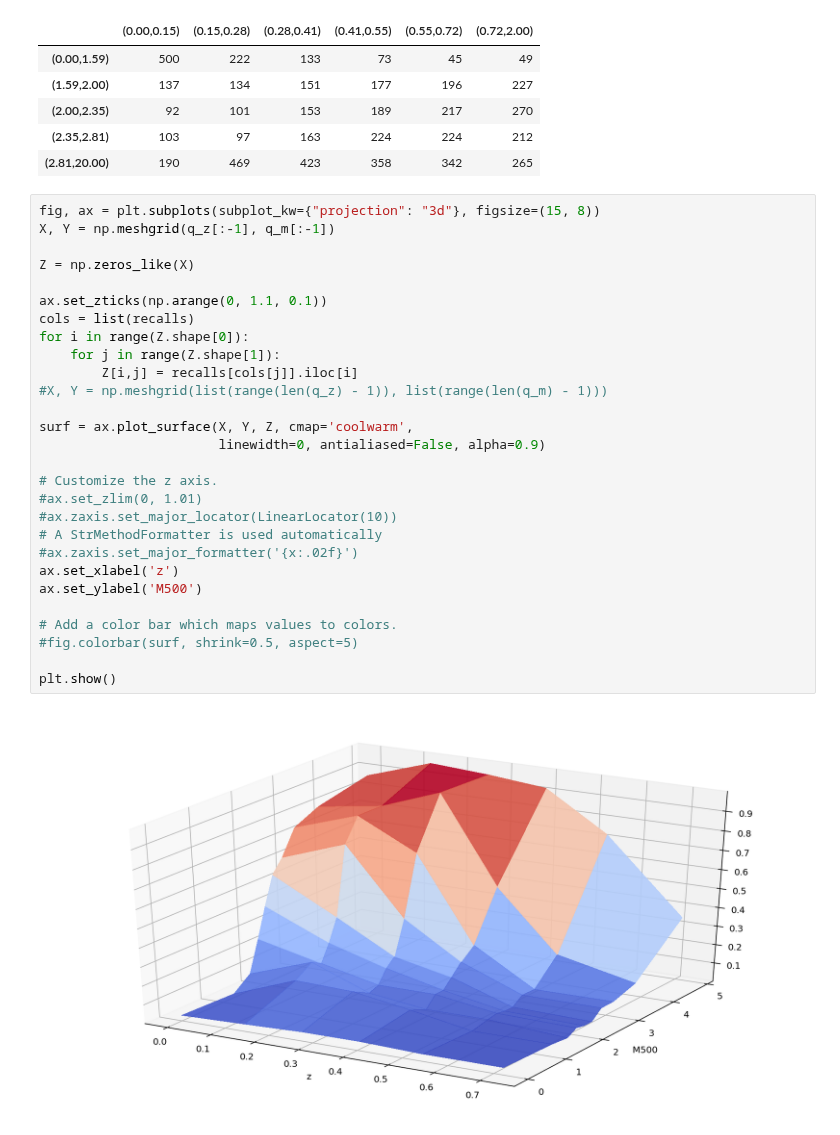
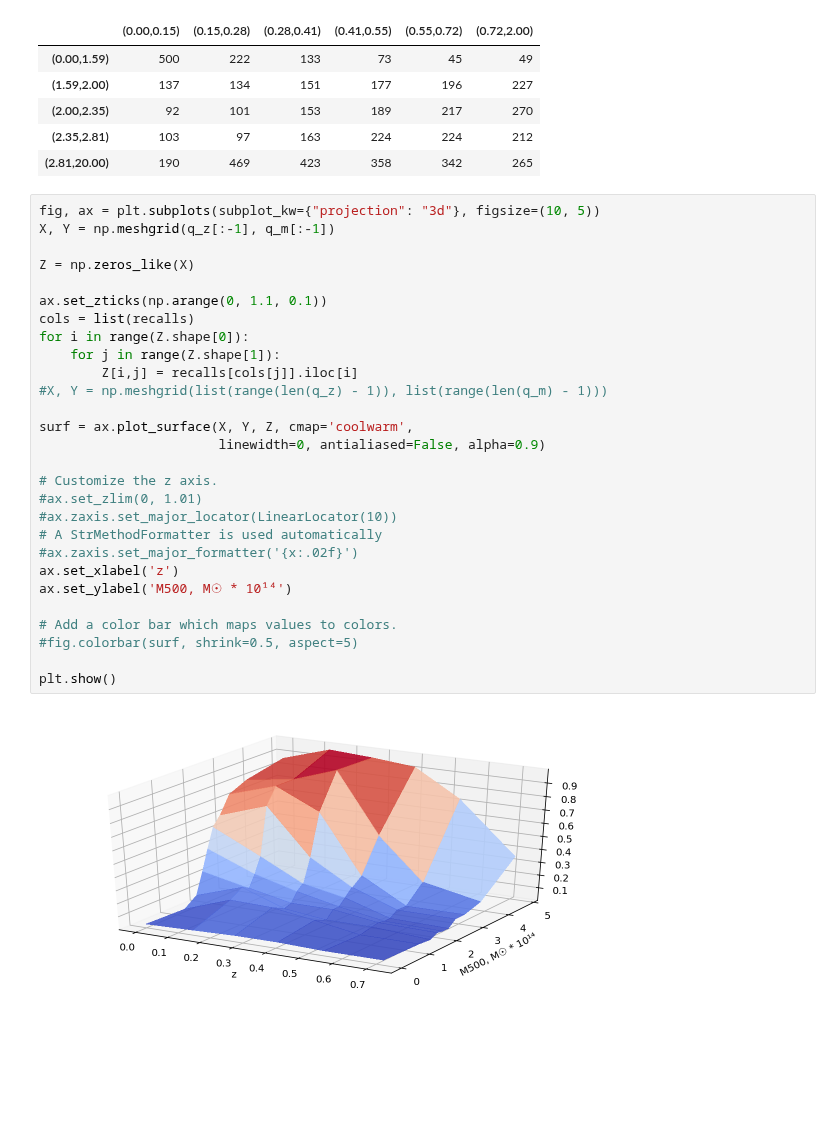
Before and after one commit to rt2122/data-segmentation-2, a Jupyter notebook: visualizations/M500_z_6x5.ipynb, the cells around one changed output. Drawn from its saved outputs; the diff is of its cells as text; blank space fills up the shorter version.

```diff
--- a/visualizations/M500_z_6x5.ipynb
+++ b/visualizations/M500_z_6x5.ipynb
@@ -194,32 +194,32 @@ nums
 | (2.35,2.81) | 103 | 97 | 163 | 224 | 224 | 212 |
 | (2.81,20.00) | 190 | 469 | 423 | 358 | 342 | 265 |
 # %%
-fig, ax = plt.subplots(subplot_kw={"projection": "3d"}, figsize=(15, 8))
+fig, ax = plt.subplots(subplot_kw={"projection": "3d"}, figsize=(10, 5))
 X, Y = np.meshgrid(q_z[:-1], q_m[:-1])
 
 Z = np.zeros_like(X)
 
 ax.set_zticks(np.arange(0, 1.1, 0.1))
 cols = list(recalls)
 for i in range(Z.shape[0]):
     for j in range(Z.shape[1]):
         Z[i,j] = recalls[cols[j]].iloc[i]
 #X, Y = np.meshgrid(list(range(len(q_z) - 1)), list(range(len(q_m) - 1)))
 
 surf = ax.plot_surface(X, Y, Z, cmap='coolwarm',
                        linewidth=0, antialiased=False, alpha=0.9)
 
 # Customize the z axis.
 #ax.set_zlim(0, 1.01)
 #ax.zaxis.set_major_locator(LinearLocator(10))
 # A StrMethodFormatter is used automatically
 #ax.zaxis.set_major_formatter('{x:.02f}')
 ax.set_xlabel('z')
-ax.set_ylabel('M500')
+ax.set_ylabel('M500, M☉ * 10¹⁴')
 
 # Add a color bar which maps values to colors.
 #fig.colorbar(surf, shrink=0.5, aspect=5)
 
 plt.show()
 # %% [output]
-[figure, old version]
+[figure, new version]
```
Also changed, not shown: 4 other files.
